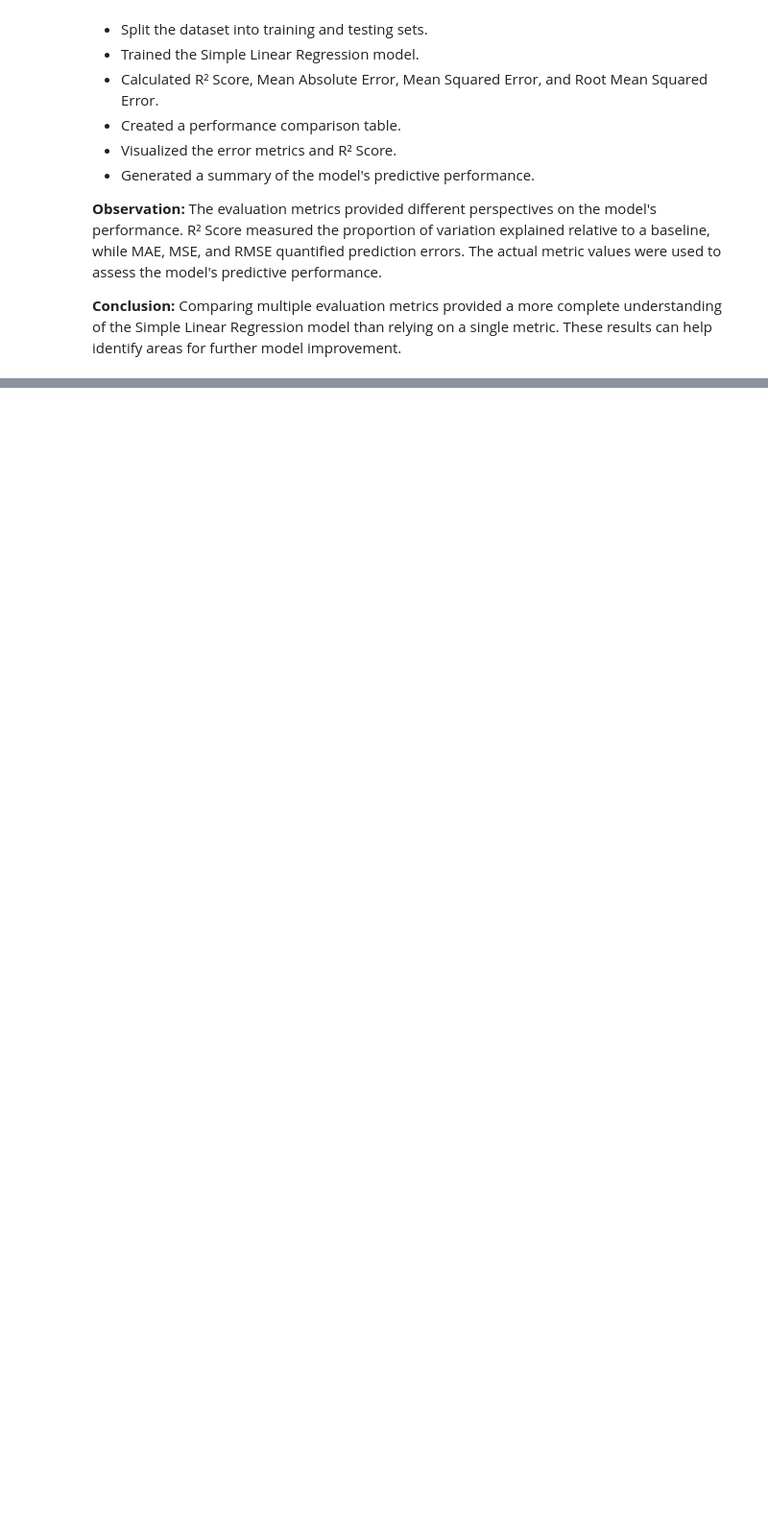
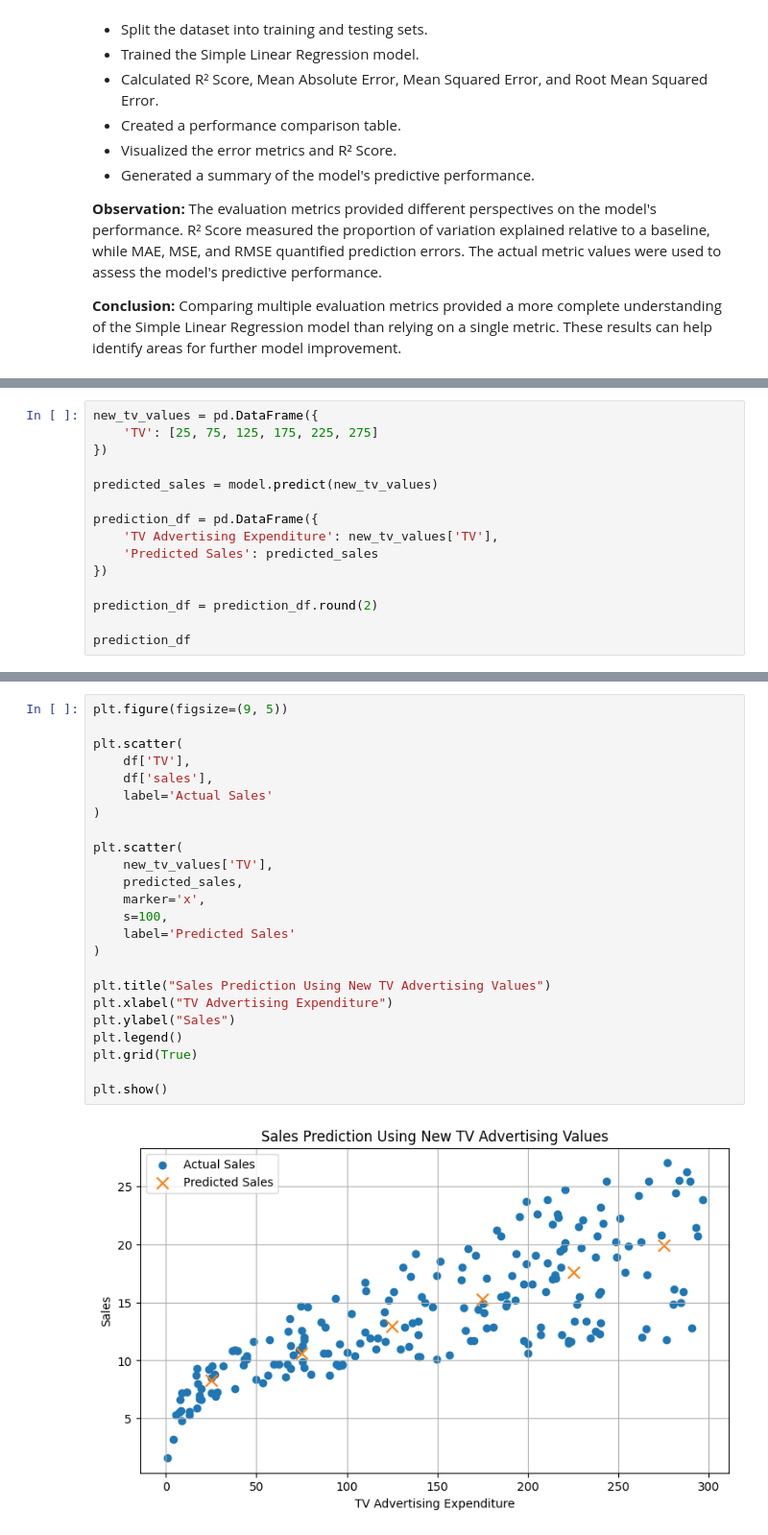
Before and after one commit to shreeshreeya69-crypto/simple-linear-regression-ybi, a Jupyter notebook: Simple_Linear_Regression_YBI.ipynb, the cells around one changed output, grey strips where cells are left out. Shown at 96% size. Drawn from its saved outputs; the diff is of its cells as text; blank space fills up the shorter version.

Commit message:
Day 24 - Sales Prediction and Model Generalization

```diff
--- a/Simple_Linear_Regression_YBI.ipynb
+++ b/Simple_Linear_Regression_YBI.ipynb
@@ -2806,0 +2860,15 @@ Root Mean Squared Error: 3.1945
+# %%
+new_tv_values = pd.DataFrame({
+    'TV': [25, 75, 125, 175, 225, 275]
+})
+
+predicted_sales = model.predict(new_tv_values)
+
+prediction_df = pd.DataFrame({
+    'TV Advertising Expenditure': new_tv_values['TV'],
+    'Predicted Sales': predicted_sales
+})
+
+prediction_df = prediction_df.round(2)
+
+prediction_df
@@ -2806,0 +2883,26 @@ Root Mean Squared Error: 3.1945
+# %%
+plt.figure(figsize=(9, 5))
+
+plt.scatter(
+    df['TV'],
+    df['sales'],
+    label='Actual Sales'
+)
+
+plt.scatter(
+    new_tv_values['TV'],
+    predicted_sales,
+    marker='x',
+    s=100,
+    label='Predicted Sales'
+)
+
+plt.title("Sales Prediction Using New TV Advertising Values")
+plt.xlabel("TV Advertising Expenditure")
+plt.ylabel("Sales")
+plt.legend()
+plt.grid(True)
+
+plt.show()
+# %% [output]
+[figure, added]
```
Also changed, not shown: parts of 7 cells of this notebook.
